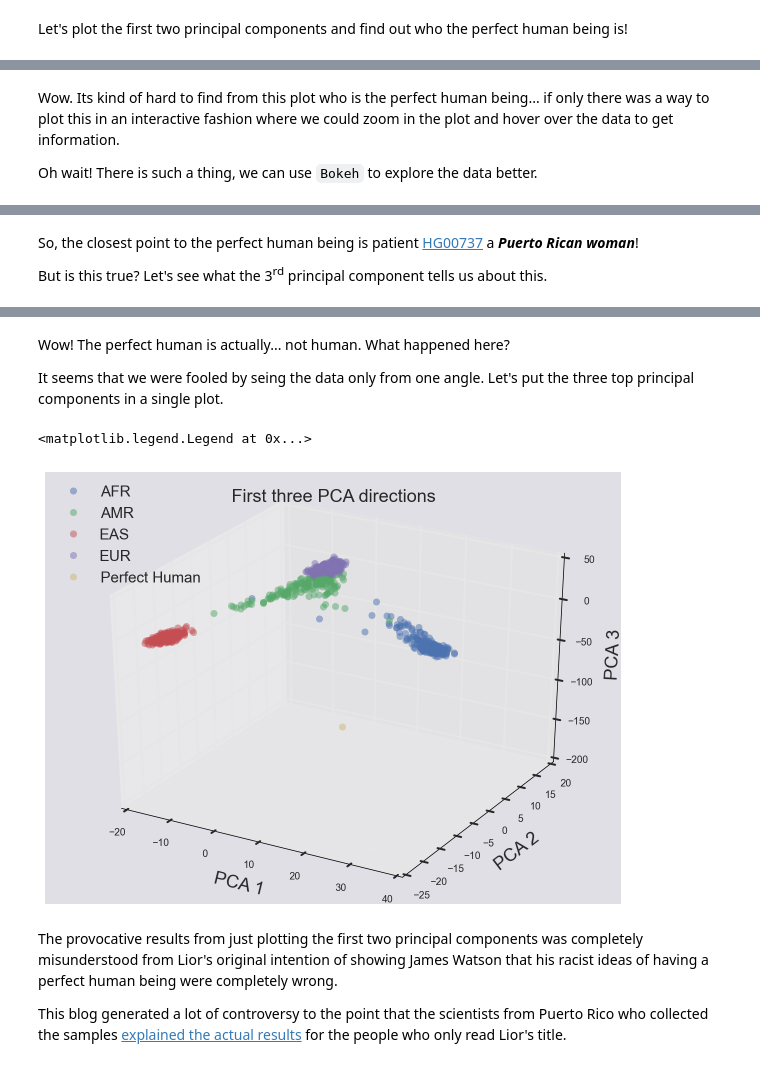
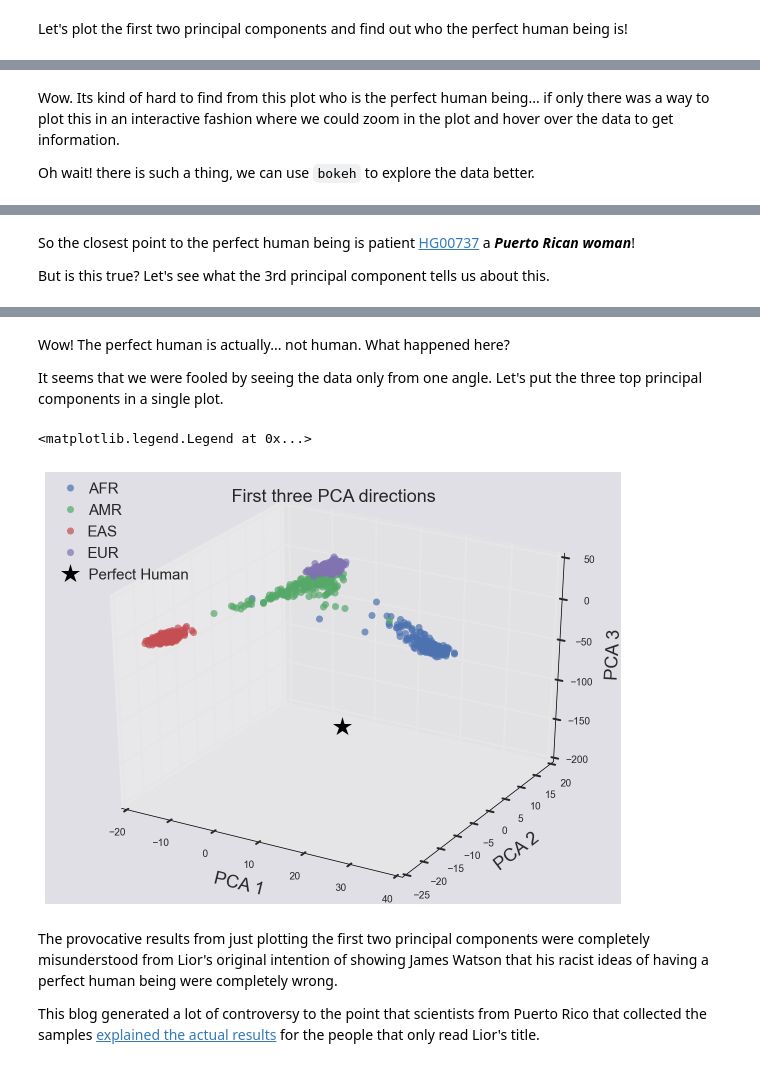
Before and after one commit to justinbois/bebi103, a Jupyter notebook: tutorials/r5_pca.ipynb, the cells around one changed output, grey strips where cells are left out. Saved outputs shown, nothing was run; the diff lists cells and outputs as text; code cells hidden in the pictures.

```diff
--- a/tutorials/r5_pca.ipynb
+++ b/tutorials/r5_pca.ipynb
@@ -373,19 +389,19 @@ Now that everything is nicely centered at zero with standard deviation one, we c
 # %%
-# Perform the PCA
-# and transform the data
+# Perform the PCA and transform the data
 n_components = 5
 snp_pca = sklearn.decomposition.PCA(n_components=n_components)
+
 # Project the data into this 2D space
 snp_pca.fit(df_snp_std)
-
 df_snp_pca = snp_pca.transform(df_snp_std)
 
 # Convert back to a nice tidy dataframe
 df_snp_pca = pd.DataFrame(df_snp_pca,
                 columns=['PCA' + str(x) for x in range(1, n_components+1)],
                 index=df_snp.index)
-# Add again the gender and super_pop columns
-df_snp_pca['gender'] = df_snp['gender']
+
+# Add again the gender, pop, and super_pop columns
+df_snp_pca[aux_cols] = df_snp[aux_cols]
 df_snp_pca['super_pop'] = df_snp['super_pop']
 df_snp_pca.head()
 # %% [output]
@@ -418,7 +435,7 @@ plt.ylabel('PCA 2')
 # %% [markdown]
 Wow. Its kind of hard to find from this plot who is the perfect human being... if only there was a way to plot this in an interactive fashion where we could zoom in the plot and hover over the data to get information.
 
-Oh wait! There is such a thing, we can use `Bokeh` to explore the data better.
+Oh wait! there is such a thing, we can use `bokeh` to explore the data better.
 # %%
 # What pops up on hover?
 tooltips = [('gender', '@gender'),
@@ -456,15 +481,10 @@ bokeh.io.show(p)
 # %% [output]
 [interactive output not drawn]
 # %% [markdown]
-So, the closest point to the perfect human being is patient [HG00737](https://catalog.coriell.org/0/Sections/Search/Sample_Detail.aspx?Ref=HG00737&PgId=166) a ***Puerto Rican woman***!
+So the closest point to the perfect human being is patient [HG00737](https://catalog.coriell.org/0/Sections/Search/Sample_Detail.aspx?Ref=HG00737&PgId=166) a ***Puerto Rican woman***!
 
-But is this true? Let's see what the 3<sup>rd</sup> principal component tells us about this.
+But is this true? Let's see what the 3rd principal component tells us about this.
 # %%
-# What pops up on hover?
-tooltips = [('gender', '@gender'),
-           ('population', '@super_pop'),
-           ('ID', '@index')]
-
 # Make the hover tool
 hover = bokeh.models.HoverTool(tooltips=tooltips)
 
@@ -479,43 +499,48 @@ p.yaxis.axis_label ='PCA 3'
 # Add the hover tool
 p.add_tools(hover)
 
-# Define colors in a dictionary to access them with
-# the key from the pandas groupby funciton.
-keys = df_snp_pca.super_pop.unique()
-values = bokeh.palettes.Spectral6
-col_dict = dict(zip(keys, values))
-
-for key, group in df_snp_pca.groupby(['super_pop']):
+for key, group in df_snp_pca.groupby('super_pop'):
     # Specify data source
     source = bokeh.models.ColumnDataSource(group)
+
     # Populate glyphs
-    p.circle(x='PCA1', y='PCA3', size=7, alpha=0.5, source=source,
-            color=col_dict[key])
+    if key == 'Perfect Human':
+        p.diamond_cross(x='PCA1', y='PCA3', size=20, source=source,
+                        color='black', fill_color=None, line_width=2,
+                       legend=key)
+    else:
+        p.circle(x='PCA1', y='PCA3', size=7, alpha=0.7, source=source,
+                 color=color_dict[key], legend=key)
 
+p.legend.background_fill_alpha = 0.25
+p.legend.background_fill_color = 'blanchedalmond'
+p.legend.orientation = 'bottom_right'
 bokeh.io.show(p)
 # %% [output]
 [interactive output not drawn]
 # %% [markdown]
-Wow! The perfect human is actually... not human.
-What happened here?
+Wow! The perfect human is actually... not human.  What happened here?
 
-It seems that we were fooled by seing the data only from one angle. Let's put the three top principal components in a single plot.
+It seems that we were fooled by seeing the data only from one angle. Let's put the three top principal components in a single plot.
 # %%
 fig = plt.figure(1, figsize=(8, 6))
-ax = Axes3D(fig)
+ax = mpl_toolkits.mplot3d.Axes3D(fig)
 for key, group in df_snp_pca.groupby(['super_pop']):
-    ax.plot(group.PCA1, group.PCA2, group.PCA3, alpha=0.5,
-            label=key, marker='o', linestyle='none')
+    if key == 'Perfect Human':
+        ax.plot(group.PCA1, group.PCA2, group.PCA3, 'k*', markersize=20,
+                label=key)
+    else:
+        ax.plot(group.PCA1, group.PCA2, group.PCA3, 'o', alpha=0.7, label=key)
 
 ax.set_title("First three PCA directions")
 ax.set_xlabel("PCA 1")
 ax.set_ylabel("PCA 2")
 ax.set_zlabel("PCA 3")
 ax.legend(loc='upper left', fontsize=15)
 # %% [output]
 <matplotlib.legend.Legend at 0x...>
-[figure, old version]
+[figure, new version]
 # %% [markdown]
-The provocative results from just plotting the first two principal components was completely misunderstood from Lior's original intention of showing James Watson that his racist ideas of having a perfect human being were completely wrong.
+The provocative results from just plotting the first two principal components were completely misunderstood from Lior's original intention of showing James Watson that his racist ideas of having a perfect human being were completely wrong.
 
-This blog generated a lot of controversy to the point that the scientists from Puerto Rico who collected the samples [explained the actual results](http://www.oleksyk.com/why-there-cant-be-a-perfect-human-from-puerto-rico-or-anywhere-else/) for the people who only read Lior's title.
+This blog generated a lot of controversy to the point that scientists from Puerto Rico that collected the samples [explained the actual results](http://www.oleksyk.com/why-there-cant-be-a-perfect-human-from-puerto-rico-or-anywhere-else/) for the people that only read Lior's title.
```
Also changed, not shown: parts of 41 cells of this notebook.
